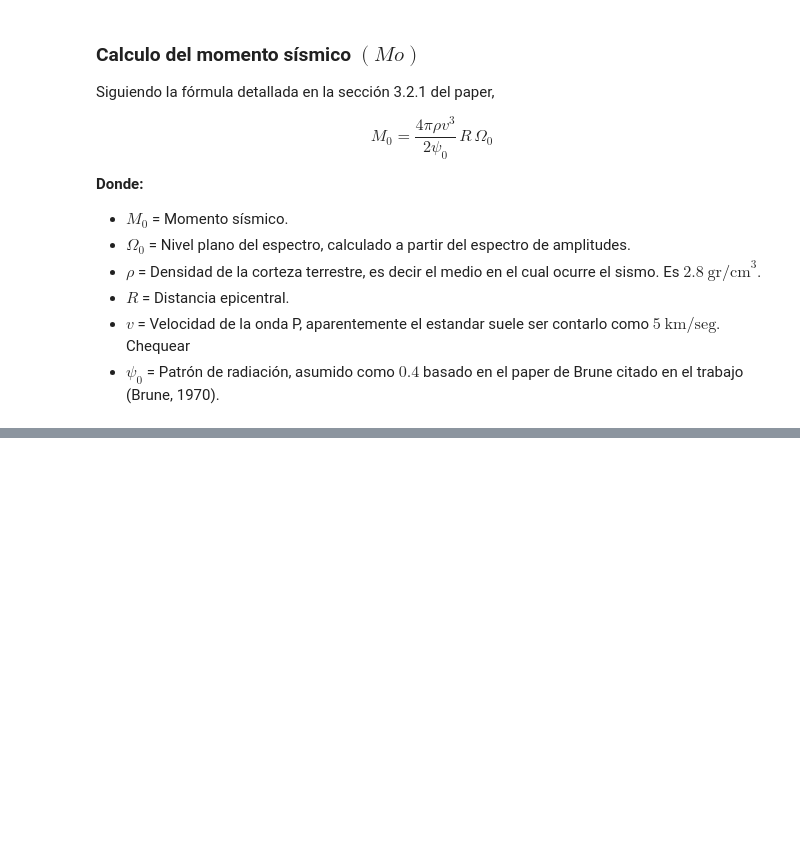
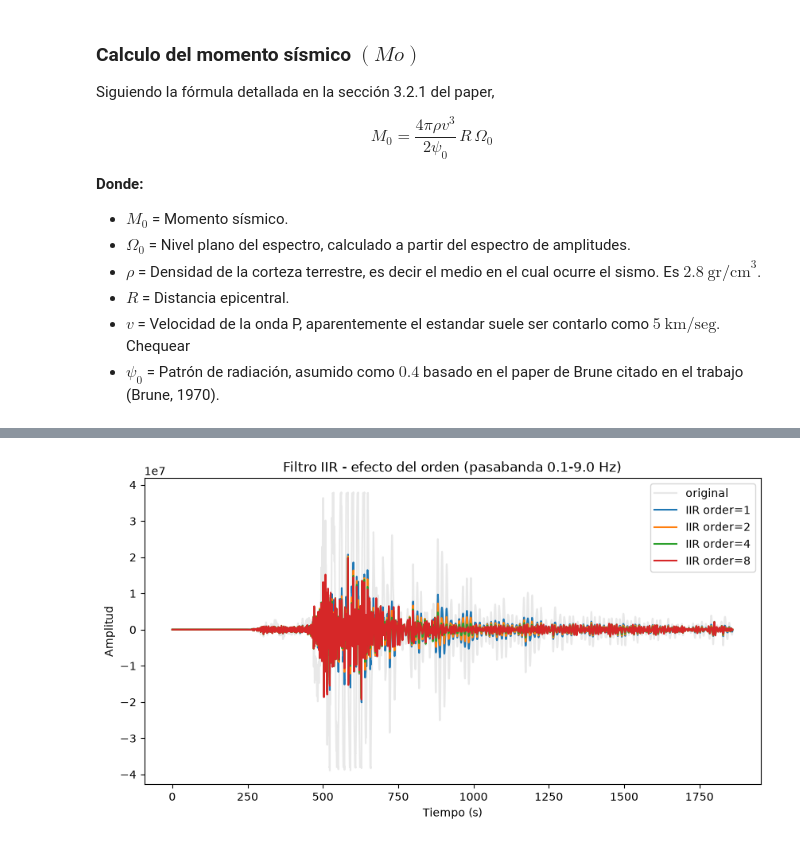
Before and after one commit to ezegrenat/seismic-signal-processing, a Jupyter notebook: terremoto_maule_2010.ipynb, the cells around one changed output, grey strips where cells are left out. Saved outputs shown, nothing was run; the diff lists cells and outputs as text; code cells hidden in the pictures; blank space fills up the shorter version.

Commit message:
Descripción de lo que vamos haciendo y filtros iir y fir

```diff
--- a/terremoto_maule_2010.ipynb
+++ b/terremoto_maule_2010.ipynb
@@ -99,8 +116,8 @@ st = waveform_client.get_waveforms(
     station=station,
     location=location,
     channel=channel,
-    starttime=origen - 60,
-    endtime=origen + 1800,
+    starttime=origen.time - 60,
+    endtime=origen.time + 1800,
 )
 
 print(st)
@@ -186,0 +210,18 @@ $$
+# %%
+
+fs = traza.stats.sampling_rate  # frecuencia de muestreo de la traza, en Hz
+lowcut = 0.1   # Hz
+highcut = 9.0 # Hz
+order = 4      # orden del filtro IIR
+
+def butter_bandpass_filter(data, lowcut, highcut, fs, order=4):
+    nyq = 0.5 * fs
+    low = lowcut / nyq
+    high = highcut / nyq
+    b, a = butter(order, [low, high], btype="band")
+    # filtfilt aplica el filtro hacia adelante y hacia atras -> fase cero (no desfasa la señal)
+    y = filtfilt(b, a, data)
+    return y
+
+df["amplitud_iir"] = butter_bandpass_filter(df["amplitud"].values, lowcut, highcut, fs, order)
+df[["amplitud", "amplitud_iir"]].head()
@@ -186,0 +247,17 @@ $$
+# %%
+orders_to_test = [1, 2, 4, 8]
+
+fig, ax = plt.subplots(figsize=(10, 5))
+ax.plot(df["tiempo_s"], df["amplitud"], color="lightgray", label="original", alpha=0.5)
+
+for o in orders_to_test:
+    y = butter_bandpass_filter(df["amplitud"].values, lowcut, highcut, fs, order=o)
+    ax.plot(df["tiempo_s"], y, label=f"IIR order={o}")
+
+ax.set_xlabel("Tiempo (s)")
+ax.set_ylabel("Amplitud")
+ax.set_title(f"Filtro IIR - efecto del orden (pasabanda {lowcut}-{highcut} Hz)")
+ax.legend()
+plt.show()
+# %% [output]
+[figure, added]
```
Also changed, not shown: parts of 17 cells of this notebook.
